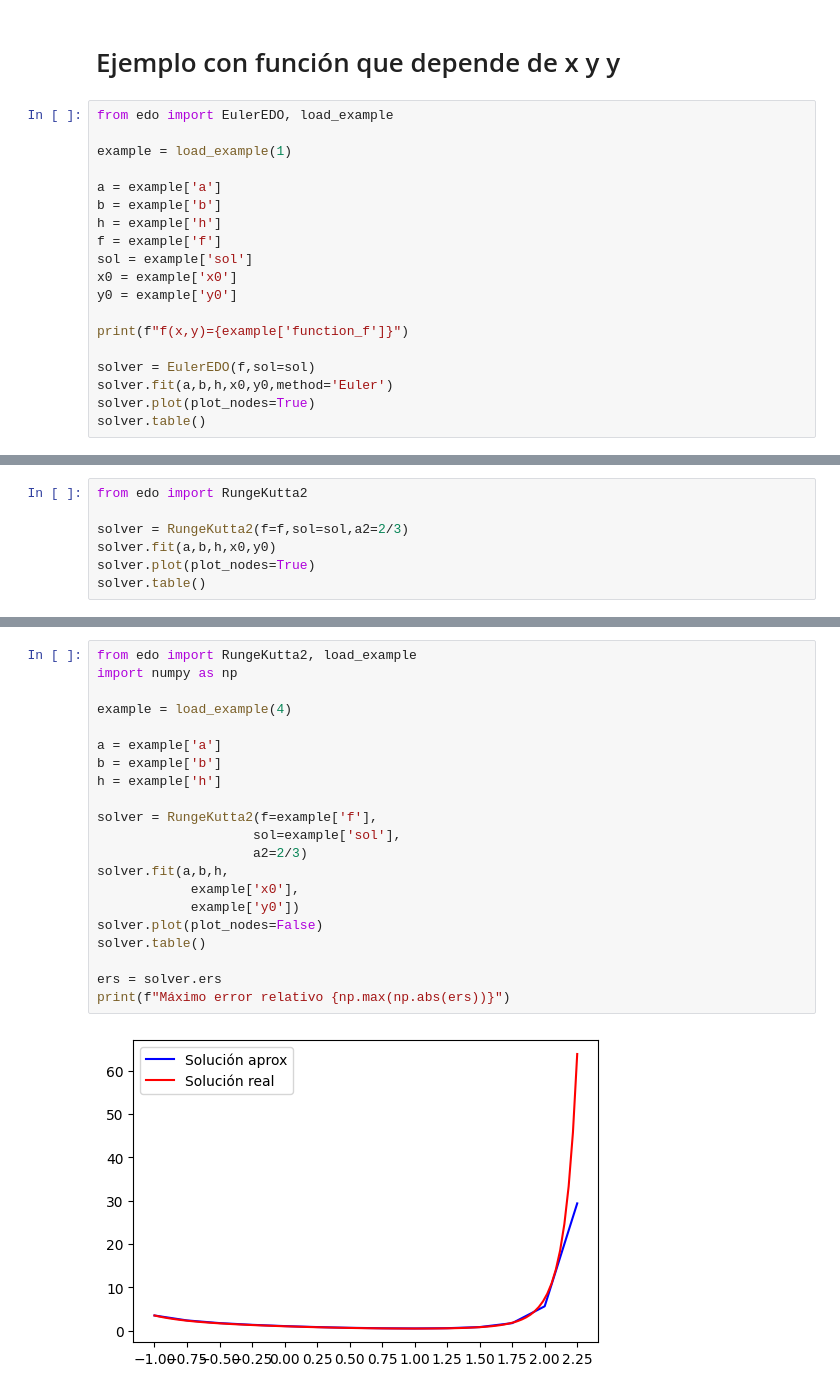
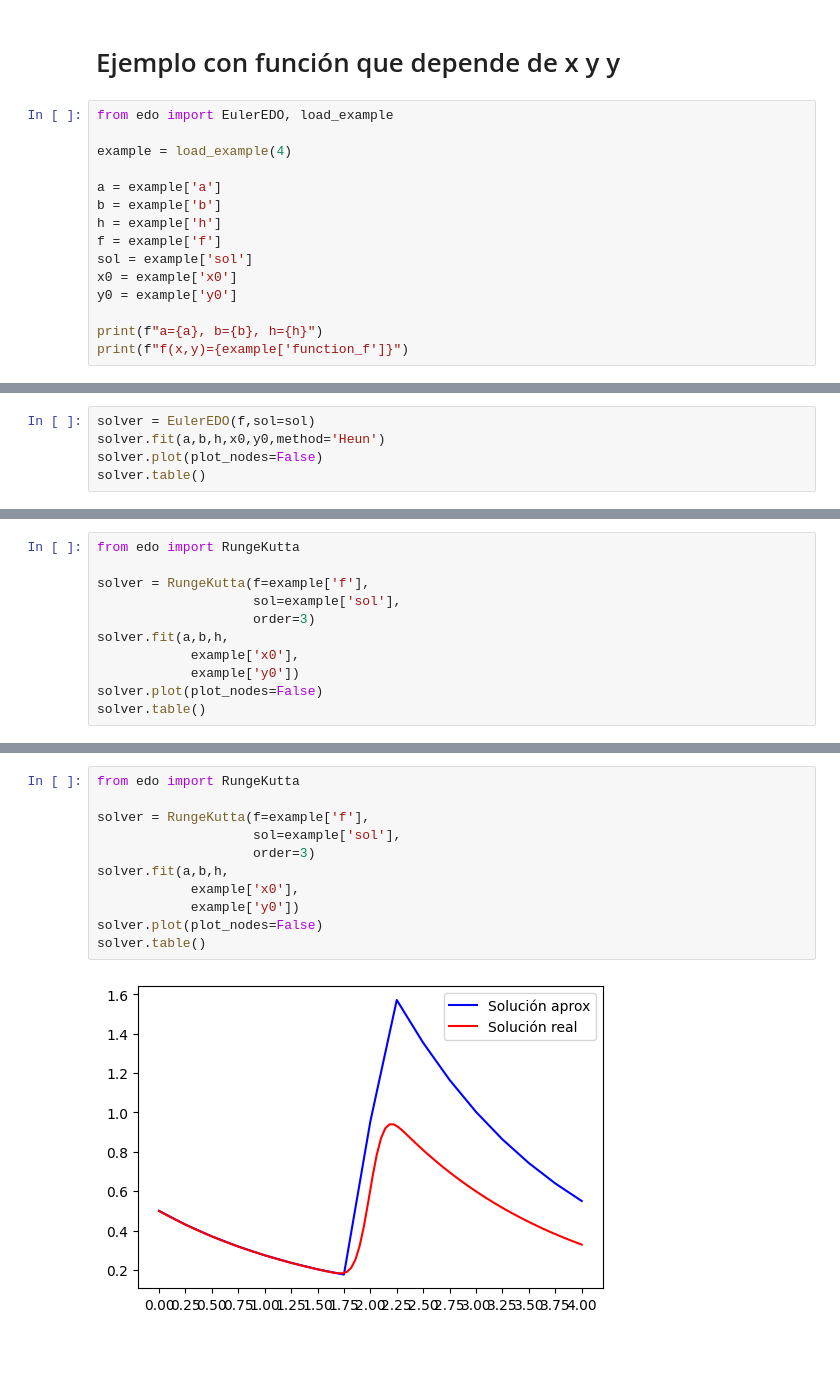
Before and after one commit to gmauricio-toledo/UNISON-teaching, a Jupyter notebook: EDO.ipynb, the cells around one changed output, grey strips where cells are left out. Drawn from its saved outputs; the diff is of its cells as text; blank space fills up the shorter version.

Commit message:
Unificación de los Runge-Kutta

```diff
--- a/EDO.ipynb
+++ b/EDO.ipynb
@@ -138,7 +142,7 @@ x       y       y real  error rel
 # %%
 from edo import EulerEDO, load_example
 
-example = load_example(1)
+example = load_example(4)
 
 a = example['a']
 b = example['b']
@@ -148,10 +152,6 @@ sol = example['sol']
 x0 = example['x0']
 y0 = example['y0']
 
+print(f"a={a}, b={b}, h={h}")
 print(f"f(x,y)={example['function_f']}")
-
-solver = EulerEDO(f,sol=sol)
-solver.fit(a,b,h,x0,y0,method='Euler')
-solver.plot(plot_nodes=True)
-solver.table()
 # %% [output]
@@ -204,0 +174,5 @@ x       y       y real  error rel
+# %%
+solver = EulerEDO(f,sol=sol)
+solver.fit(a,b,h,x0,y0,method='Heun')
+solver.plot(plot_nodes=False)
+solver.table()
@@ -224,10 +216,14 @@ x       y       y real  error rel
 4.5     3.162   3.356   0.058
 5.0     1.968   2.047   0.039
 # %%
-from edo import RungeKutta2
+from edo import RungeKutta
 
-solver = RungeKutta2(f=f,sol=sol,a2=2/3)
-solver.fit(a,b,h,x0,y0)
-solver.plot(plot_nodes=True)
+solver = RungeKutta(f=example['f'],
+                    sol=example['sol'],
+                    order=3)
+solver.fit(a,b,h,
+            example['x0'],
+            example['y0'])
+solver.plot(plot_nodes=False)
 solver.table()
 # %% [output]
@@ -247,24 +238,14 @@ x       y       y real  error rel
 # %%
-from edo import RungeKutta2, load_example
-import numpy as np
+from edo import RungeKutta
 
-example = load_example(4)
-
-a = example['a']
-b = example['b']
-h = example['h']
-
-solver = RungeKutta2(f=example['f'],
+solver = RungeKutta(f=example['f'],
                     sol=example['sol'],
-                    a2=2/3)
+                    order=3)
 solver.fit(a,b,h,
             example['x0'],
             example['y0'])
 solver.plot(plot_nodes=False)
 solver.table()
-
-ers = solver.ers
-print(f"Máximo error relativo {np.max(np.abs(ers))}")
 # %% [output]
-[figure, old version]
+[figure, new version]
 x       y       y real  error rel
```
Also changed, not shown: parts of 9 cells of this notebook, 1 other file.
